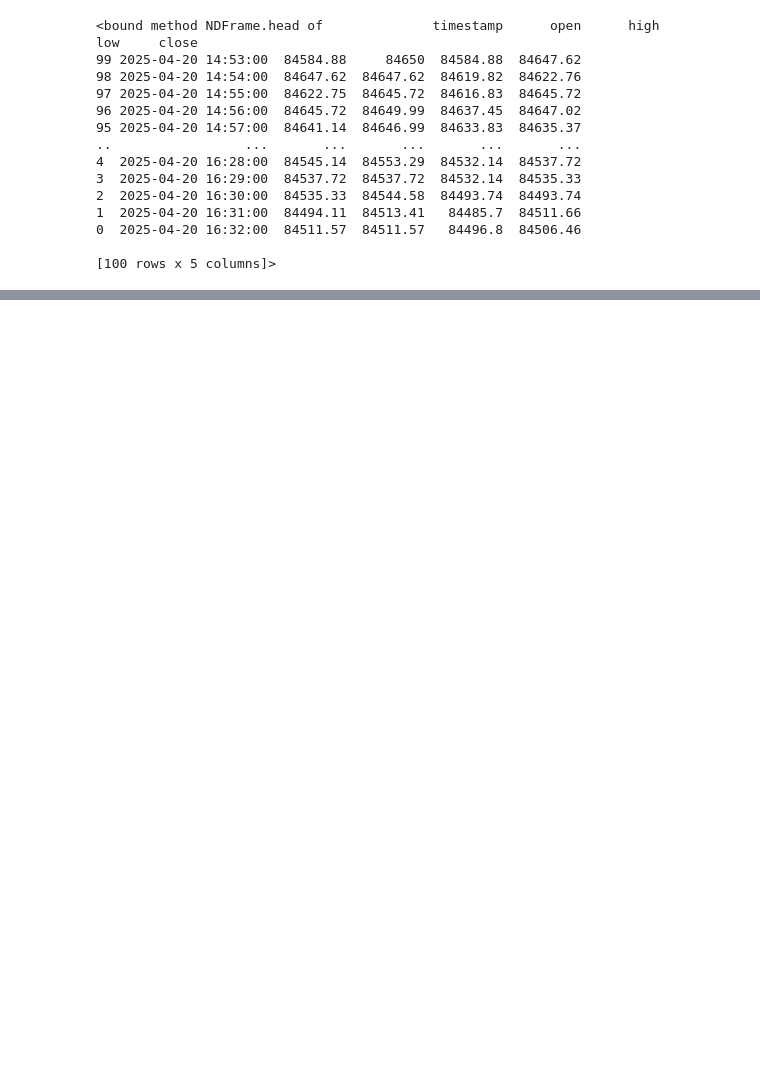
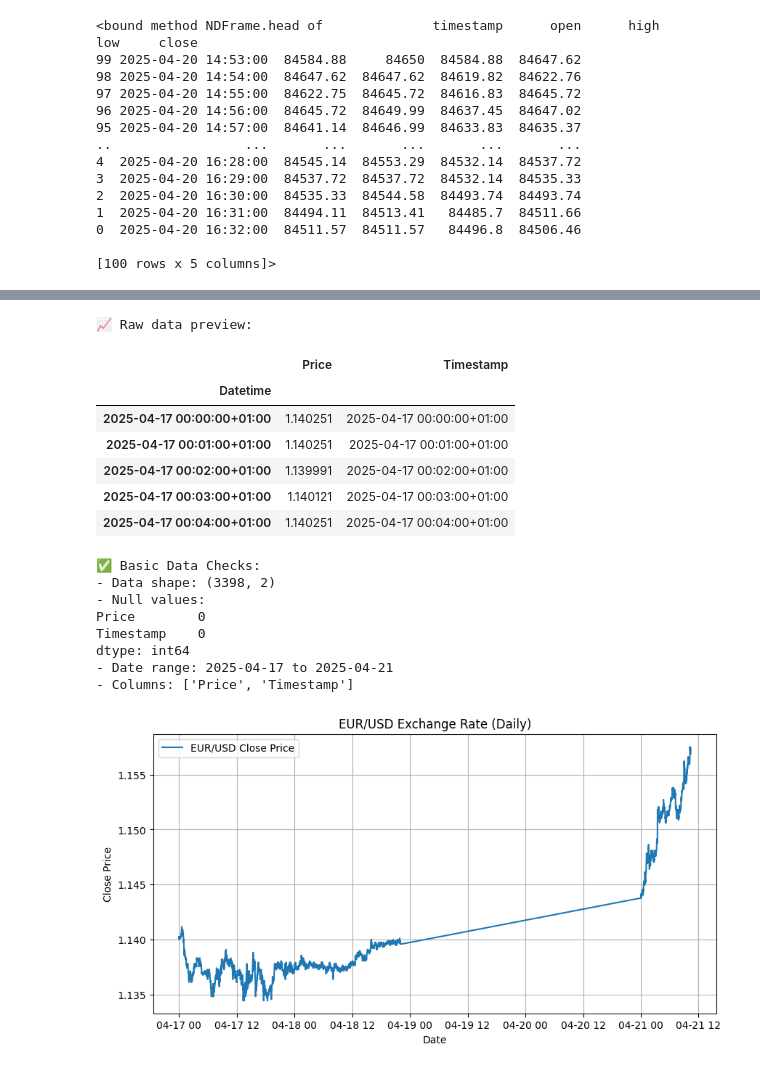
Before and after one commit to sYoungkin/quantCoPilot, a Jupyter notebook: testing.ipynb, the cells around one changed output, grey strips where cells are left out. Cells and saved outputs as stored; diff of their text form; code cells hidden in the pictures; blank space fills up the shorter version.

```diff
--- a/testing.ipynb
+++ b/testing.ipynb
@@ -52,0 +107,49 @@ df.head
+# %%
+import yfinance as yf
+pair = "EURUSD=X"
+
+# Load data using Ticker().history() for clean output
+ticker = yf.Ticker(pair)
+data = ticker.history(interval="1m", period="3d")
+data = data[["Close"]].rename(columns={"Close": "Price"})
+data.dropna(inplace=True)
+data["Timestamp"] = data.index
+
+# Step 2: Basic preview
+print("📈 Raw data preview:")
+display(data.head())
+
+# Step 3: Basic sanity checks
+print("\n✅ Basic Data Checks:")
+print(f"- Data shape: {data.shape}")
+print(f"- Null values:\n{data.isnull().sum()}")
+print(f"- Date range: {data.index.min().date()} to {data.index.max().date()}")
+print(f"- Columns: {list(data.columns)}")
+
+# Step 4: Visual inspection
+plt.figure(figsize=(10, 5))
+plt.plot(data['Price'], label='EUR/USD Close Price')
+plt.title('EUR/USD Exchange Rate (Daily)')
+plt.xlabel('Date')
+plt.ylabel('Close Price')
+plt.legend()
+plt.grid(True)
+plt.show()
+# %% [output]
+📈 Raw data preview:
+|  | Price | Timestamp |
+| Datetime |  |  |
+| 2025-04-17 00:00:00+01:00 | 1.140251 | 2025-04-17 00:00:00+01:00 |
+| 2025-04-17 00:01:00+01:00 | 1.140251 | 2025-04-17 00:01:00+01:00 |
+| 2025-04-17 00:02:00+01:00 | 1.139991 | 2025-04-17 00:02:00+01:00 |
+| 2025-04-17 00:03:00+01:00 | 1.140121 | 2025-04-17 00:03:00+01:00 |
+| 2025-04-17 00:04:00+01:00 | 1.140251 | 2025-04-17 00:04:00+01:00 |
+✅ Basic Data Checks:
+- Data shape: (3398, 2)
+- Null values:
+Price        0
+Timestamp    0
+dtype: int64
+- Date range: 2025-04-17 to 2025-04-21
+- Columns: ['Price', 'Timestamp']
+[figure, added]
```
Also changed, not shown: parts of 2 cells of this notebook, 8 other files.
